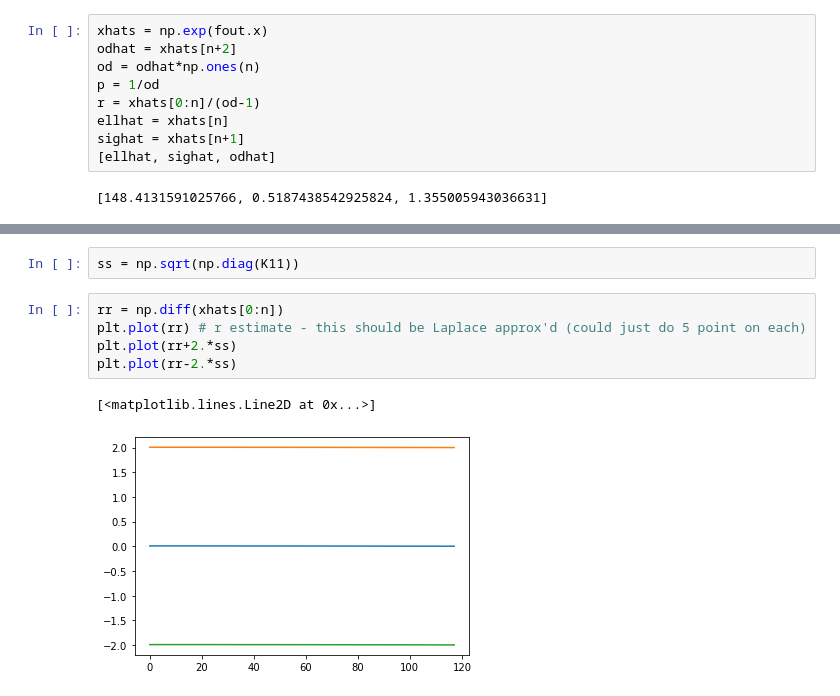
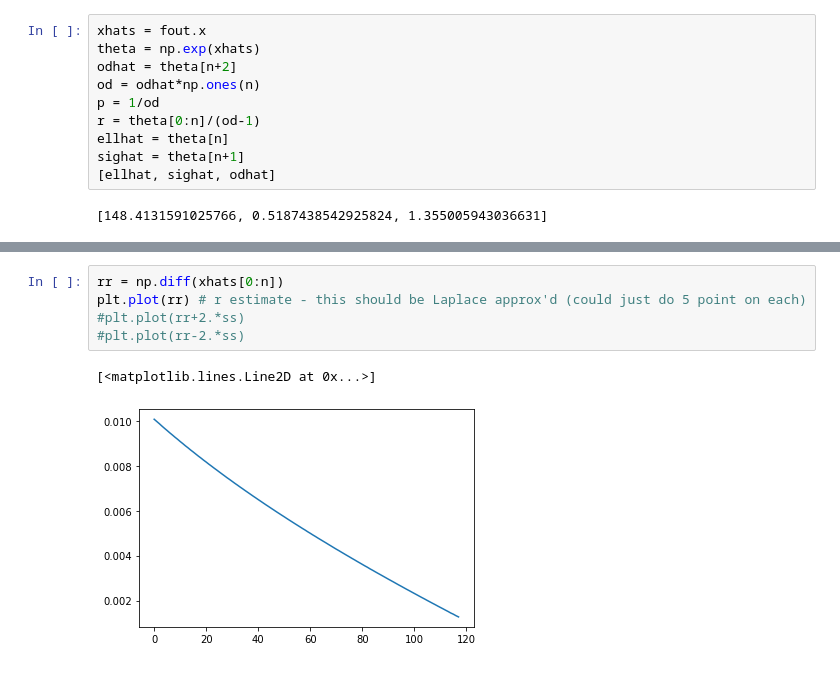
Before and after one commit to JCurran-Sebastian/BPs_for_VoC, a Jupyter notebook: voc_data.ipynb, the cells around one changed output, grey strips where cells are left out. Drawn from its saved outputs; the diff is of its cells as text.

```diff
--- a/voc_data.ipynb
+++ b/voc_data.ipynb
@@ -364,13 +364,14 @@ fout
         4.41019959e-01,  4.42349809e-01,  4.43624017e-01,  5.00000000e+00,
        -6.56345055e-01,  3.03805840e-01])
 # %%
-xhats = np.exp(fout.x)
-odhat = xhats[n+2]
+xhats = fout.x
+theta = np.exp(xhats)
+odhat = theta[n+2]
 od = odhat*np.ones(n)
 p = 1/od
-r = xhats[0:n]/(od-1)
-ellhat = xhats[n]
-sighat = xhats[n+1]
+r = theta[0:n]/(od-1)
+ellhat = theta[n]
+sighat = theta[n+1]
 [ellhat, sighat, odhat]
 # %% [output]
 [148.4131591025766, 0.5187438542925824, 1.355005943036631]
@@ -506,10 +386,8 @@ array([0.99750616, 0.99750616, 0.99750616, 0.99750616, 0.99750616,
-# %%
-ss = np.sqrt(np.diag(K11))
 # %%
 rr = np.diff(xhats[0:n])
 plt.plot(rr) # r estimate - this should be Laplace approx'd (could just do 5 point on each)
-plt.plot(rr+2.*ss)
-plt.plot(rr-2.*ss)
+#plt.plot(rr+2.*ss)
+#plt.plot(rr-2.*ss)
 # %% [output]
 [<matplotlib.lines.Line2D at 0x...>]
-[figure, old version]
+[figure, new version]
```
Also changed, not shown: parts of 12 cells of this notebook.
